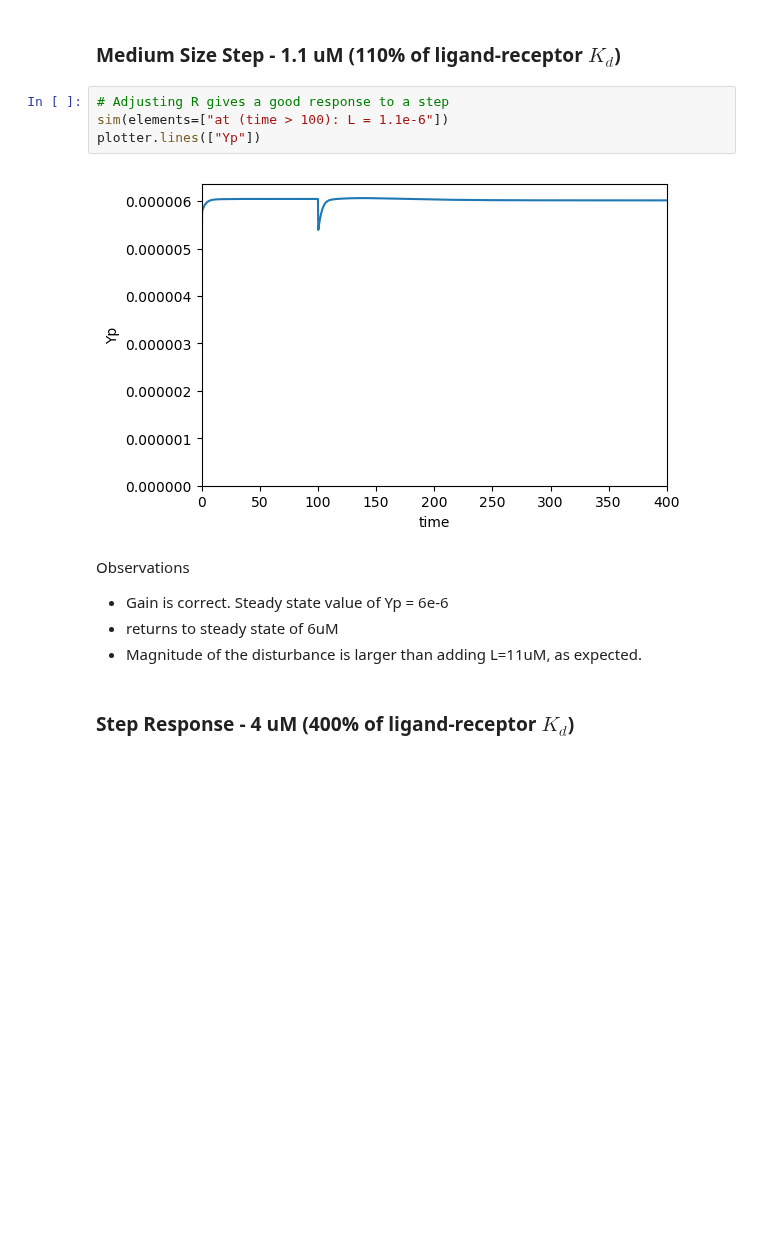
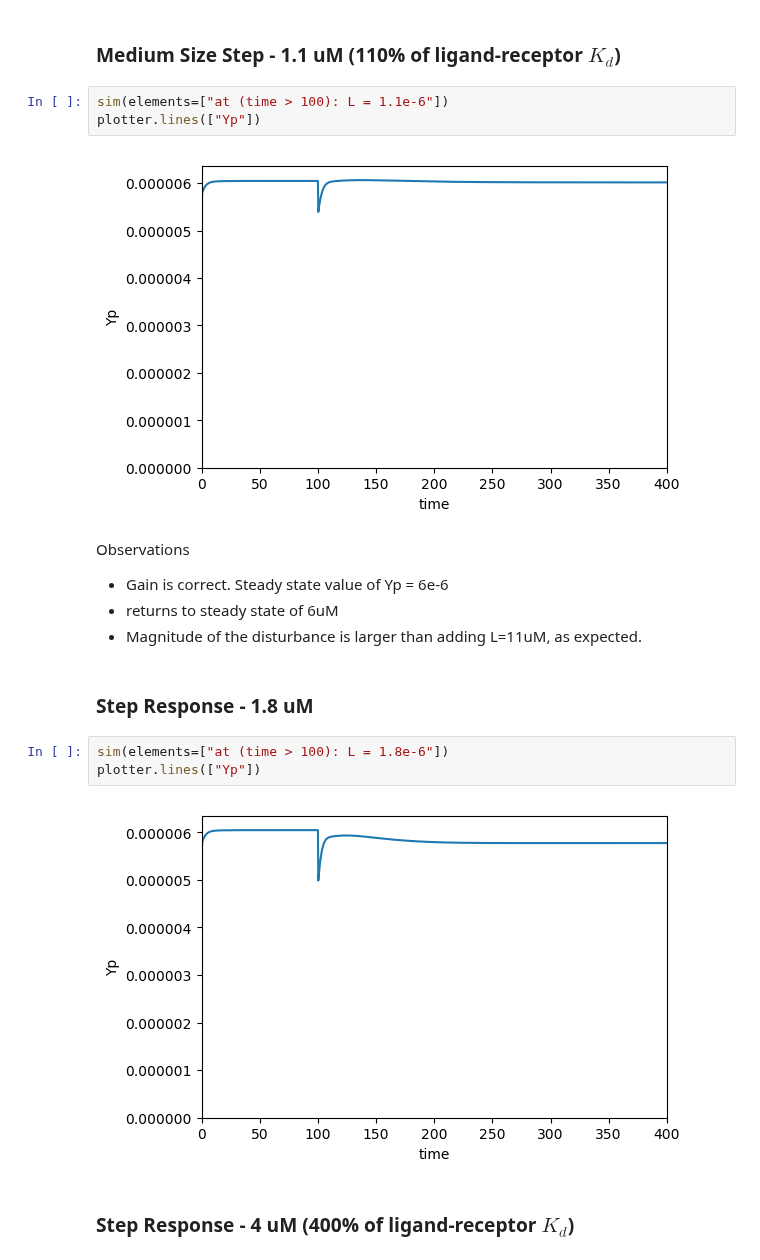
Before and after one commit to ScienceStacks/BioCellControl, a Jupyter notebook: Analysis/chemotaxis.ipynb, the cells around one changed output. Drawn from its saved outputs; the diff is of its cells as text; blank space fills up the shorter version.

```diff
--- a/Analysis/chemotaxis.ipynb
+++ b/Analysis/chemotaxis.ipynb
@@ -142,7 +140,6 @@ Observations
 # %% [markdown]
 ### Medium Size Step - 1.1 uM (110% of ligand-receptor $K_d$)
 # %%
-# Adjusting R gives a good response to a step
 sim(elements=["at (time > 100): L = 1.1e-6"])
 plotter.lines(["Yp"])
 # %% [output]
@@ -152,6 +149,13 @@ Observations
 - Gain is correct. Steady state value of Yp = 6e-6
 - returns to steady state of 6uM
 - Magnitude of the disturbance is larger than adding L=11uM, as expected.
+# %% [markdown]
+### Step Response - 1.8 uM
+# %%
+sim(elements=["at (time > 100): L = 1.8e-6"])
+plotter.lines(["Yp"])
+# %% [output]
+[figure, added]
 # %% [markdown]
 ### Step Response - 4 uM (400% of ligand-receptor $K_d$)
 # %%
```
Also changed, not shown: parts of 5 cells of this notebook, 1 other file.
